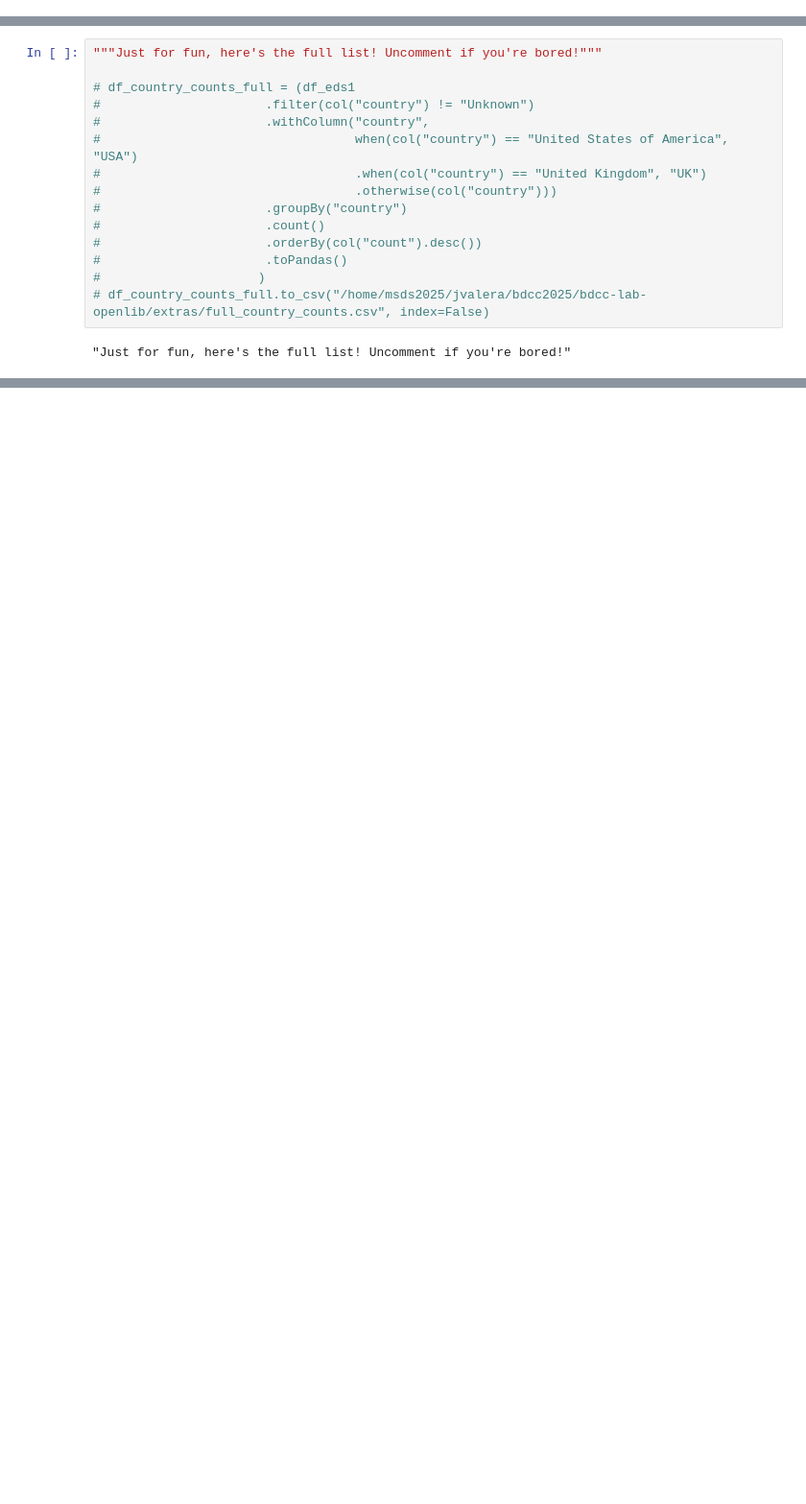
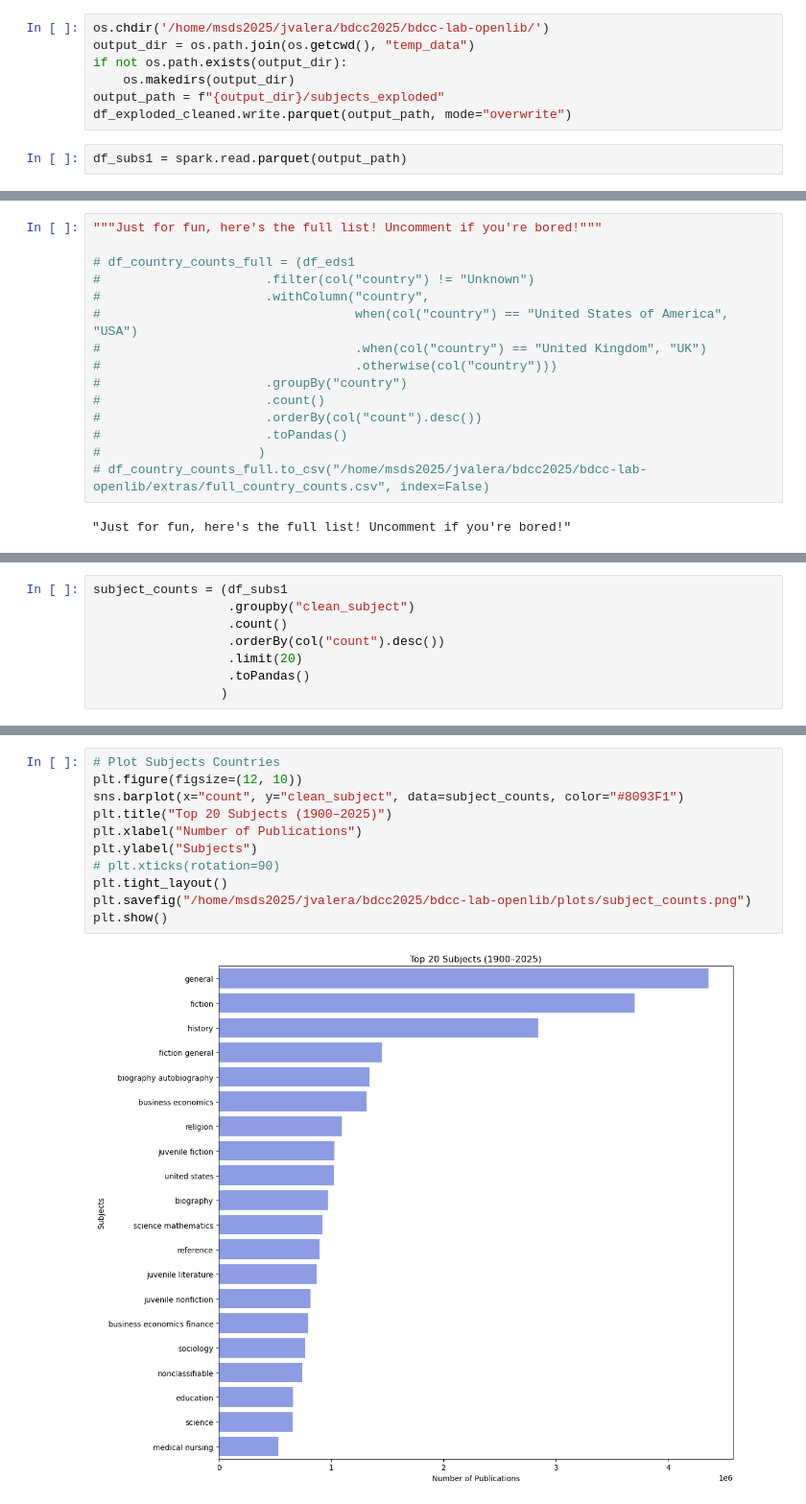
Before and after one commit to jdfvalera/bdcc-lab-openlib, a Jupyter notebook: notebooks/openlib_descriptives.ipynb, the cells around one changed output, grey strips where cells are left out. Shown at 96% size. Drawn from its saved outputs; the diff is of its cells as text; blank space fills up the shorter version.

```diff
--- a/notebooks/openlib_descriptives.ipynb
+++ b/notebooks/openlib_descriptives.ipynb
@@ -120,0 +174,9 @@ df_eds1.columns
+# %%
+os.chdir('/home/msds2025/jvalera/bdcc2025/bdcc-lab-openlib/')
+output_dir = os.path.join(os.getcwd(), "temp_data")
+if not os.path.exists(output_dir):
+    os.makedirs(output_dir)
+output_path = f"{output_dir}/subjects_exploded"
+df_exploded_cleaned.write.parquet(output_path, mode="overwrite")
+# %%
+df_subs1 = spark.read.parquet(output_path)
@@ -234,0 +260,8 @@ plt.savefig("/home/msds2025/jvalera/bdcc2025/bdcc-lab-openlib/plots/country_coun
+# %%
+subject_counts = (df_subs1
+                  .groupby("clean_subject")
+                  .count()
+                  .orderBy(col("count").desc())
+                  .limit(20)
+                  .toPandas()
+                 )
@@ -234,0 +288,13 @@ plt.savefig("/home/msds2025/jvalera/bdcc2025/bdcc-lab-openlib/plots/country_coun
+# %%
+# Plot Subjects Countries
+plt.figure(figsize=(12, 10))
+sns.barplot(x="count", y="clean_subject", data=subject_counts, color="#8093F1")
+plt.title("Top 20 Subjects (1900–2025)")
+plt.xlabel("Number of Publications")
+plt.ylabel("Subjects")
+# plt.xticks(rotation=90)
+plt.tight_layout()
+plt.savefig("/home/msds2025/jvalera/bdcc2025/bdcc-lab-openlib/plots/subject_counts.png")
+plt.show()
+# %% [output]
+[figure, added]
```
Also changed, not shown: parts of 45 cells of this notebook.
